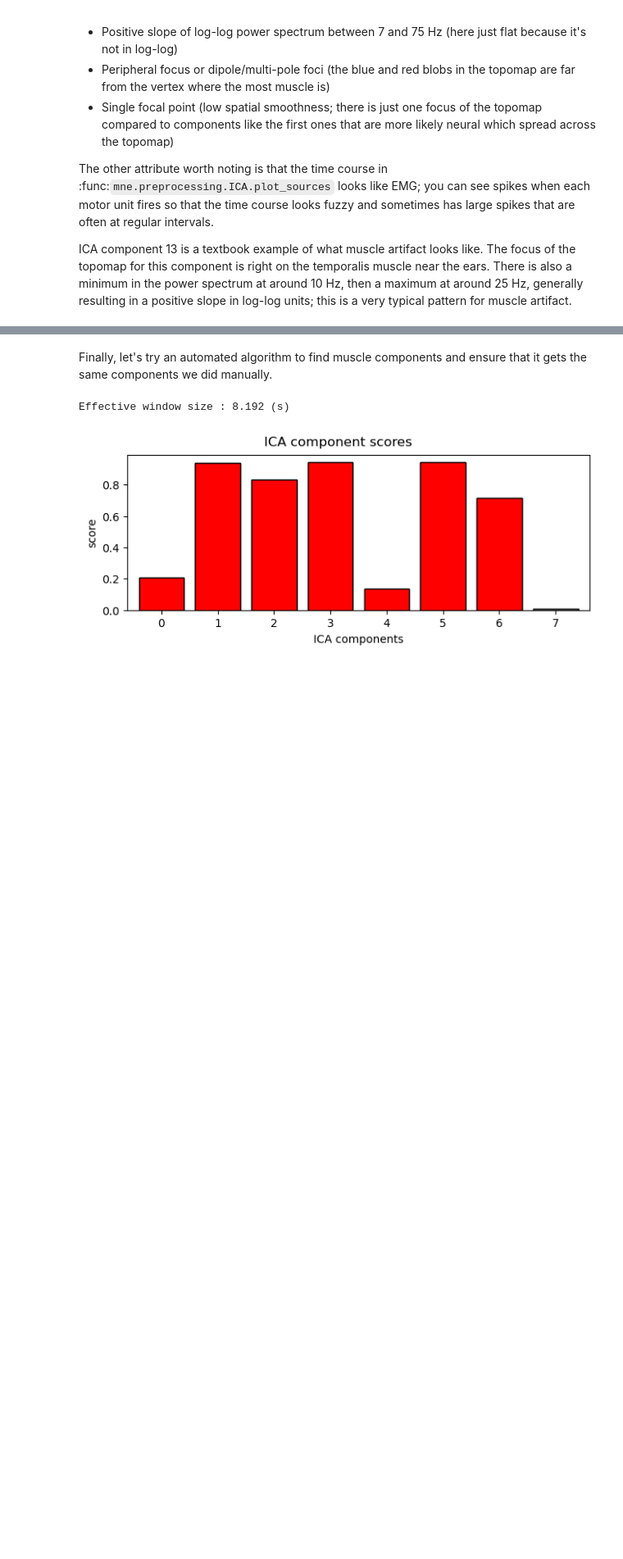
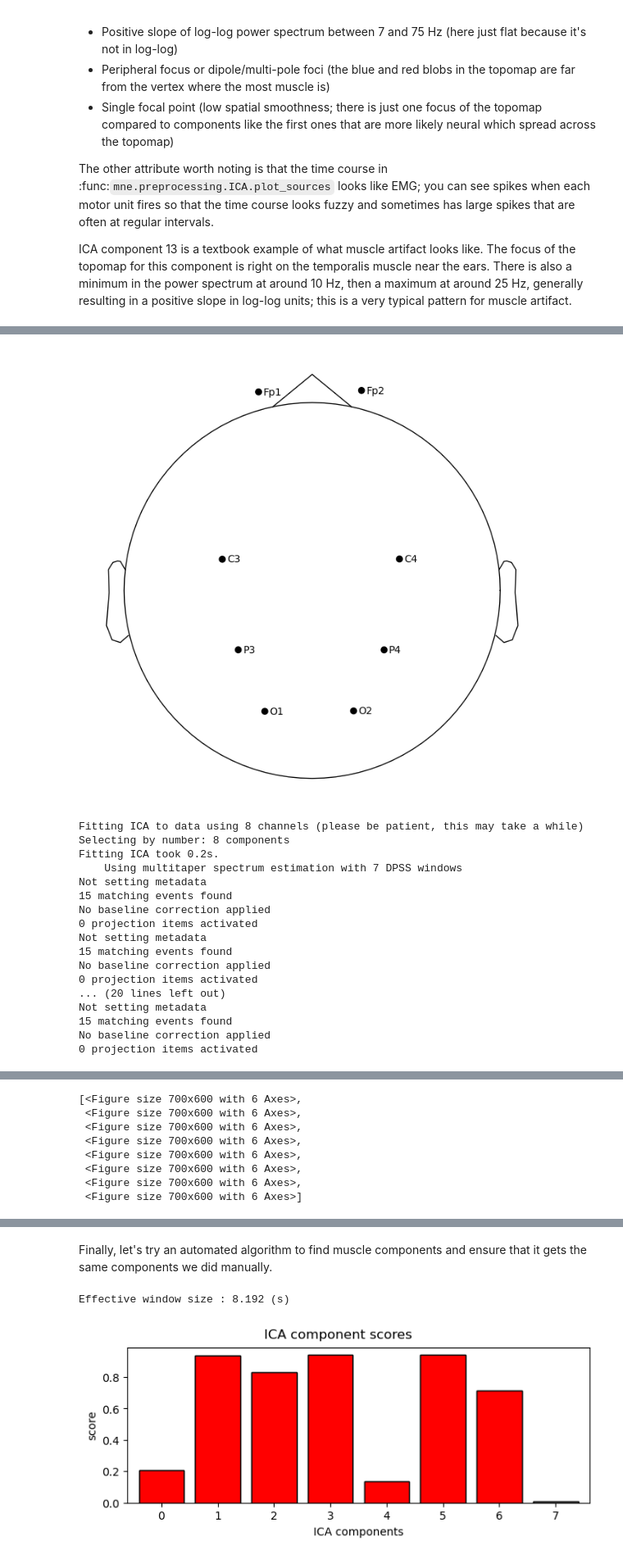
Before and after one commit to PamelaVilchez/GRUPO-08-ISB-2025-II, a Jupyter notebook: Laboratorios/Laboratorio 10 - EEG/muscle_ica.ipynb, the cells around one changed output, grey strips where cells are left out. Shown at 82% size. Drawn from its saved outputs; the diff is of its cells as text; code cells hidden in the pictures; blank space fills up the shorter version.

```diff
--- a/Laboratorios/Laboratorio 10 - EEG/muscle_ica.ipynb
+++ b/Laboratorios/Laboratorio 10 - EEG/muscle_ica.ipynb
@@ -270,0 +170,30 @@ No baseline correction applied
+# %%
+# Ejemplo de renombrado si tienes 8 canales genéricos:
+raw.rename_channels({ 'EEG1': 'Fp1', 'EEG2': 'Fp2', 'EEG3': 'C3', 'EEG4': 'C4', 'EEG5': 'P3', 'EEG6': 'P4', 'EEG7': 'O1', 'EEG8': 'O2' })
+raw.set_montage("standard_1020") # Asignar montaje estándar 10-20
+montage = mne.channels.make_standard_montage("standard_1020")
+raw.set_montage(montage) # Visualizar sensores
+raw.plot_sensors(show_names=True) # Ajustar ICA (asegúrate de n_components <= número de canales)
+ica = mne.preprocessing.ICA(n_components=8, method="picard", max_iter="auto", random_state=97)
+ica.fit(raw) # Graficar propiedades de los componentes ICA
+idx = list(range(ica.n_components_)) # Índices de los componentes ICA
+ica.plot_properties(raw, picks=idx, log_scale=True)
+# %% [output]
+[figure, added]
+Fitting ICA to data using 8 channels (please be patient, this may take a while)
+Selecting by number: 8 components
+Fitting ICA took 0.2s.
+    Using multitaper spectrum estimation with 7 DPSS windows
+Not setting metadata
+15 matching events found
+No baseline correction applied
+0 projection items activated
+Not setting metadata
+15 matching events found
+No baseline correction applied
+0 projection items activated
+... (20 lines left out)
+Not setting metadata
+15 matching events found
+No baseline correction applied
+0 projection items activated
@@ -271,3 +208,11 @@ No baseline correction applied
+[<Figure size 700x600 with 6 Axes>,
+ <Figure size 700x600 with 6 Axes>,
+ <Figure size 700x600 with 6 Axes>,
+ <Figure size 700x600 with 6 Axes>,
+ <Figure size 700x600 with 6 Axes>,
+ <Figure size 700x600 with 6 Axes>,
+ <Figure size 700x600 with 6 Axes>,
+ <Figure size 700x600 with 6 Axes>]
 # %%
 muscle_idx = [i for i in range(ica.n_components_) if i >= 6]  # Esto será [6, 7] si n_components=8
 ica.plot_properties(raw, picks=muscle_idx, log_scale=True)
```
Also changed, not shown: parts of 4 cells of this notebook, 1 other file.
